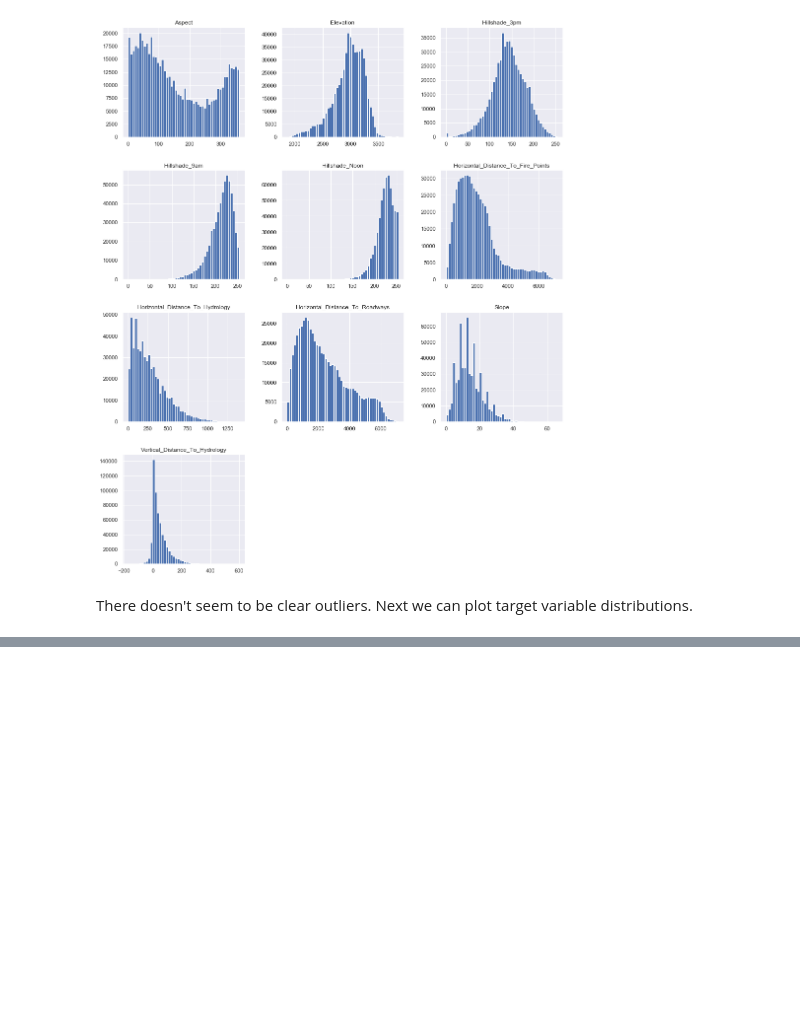
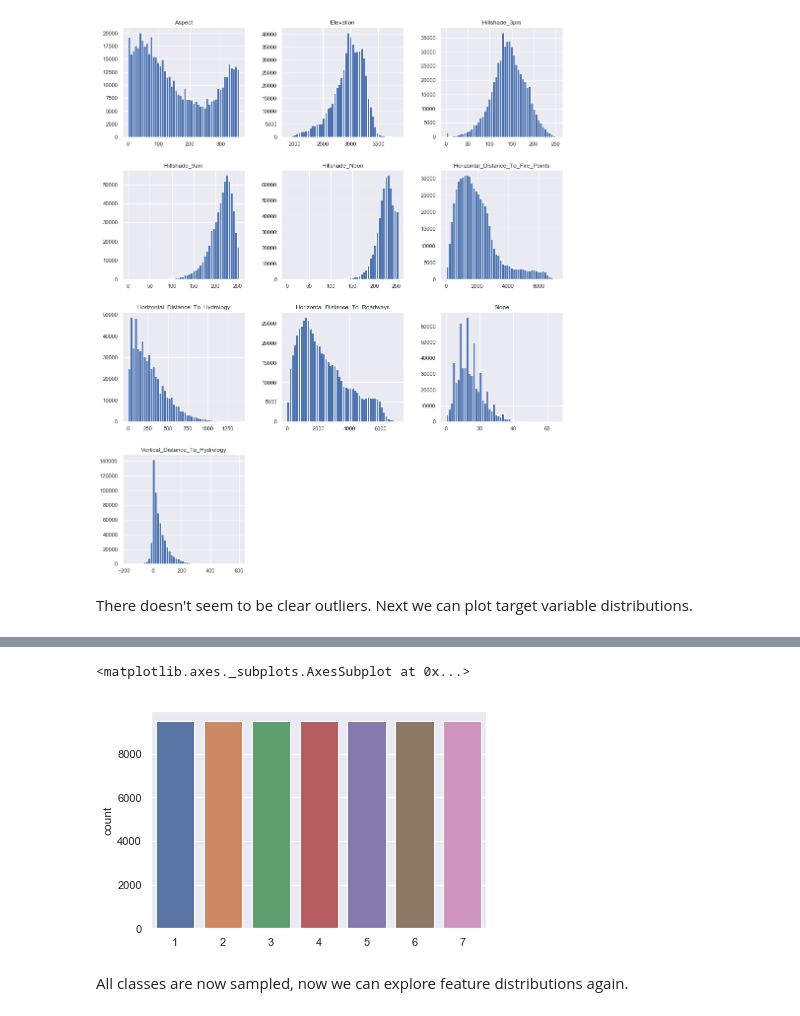
Before and after one commit to mskl/ist-mi-cdadosi7, a Jupyter notebook: project/joona_project_forestry.ipynb, the cells around one changed output, grey strips where cells are left out. Cells and saved outputs as stored; diff of their text form; code cells hidden in the pictures; blank space fills up the shorter version.

```diff
--- a/project/joona_project_forestry.ipynb
+++ b/project/joona_project_forestry.ipynb
@@ -102,0 +129,11 @@ Try jointplot (scatter + histogram) to find relations between target and numeric
+# %%
+# Randomly undersampling rest of the classes
+rus = RandomUnderSampler(sampling_strategy='not minority', random_state=random_state)
+X_rus, y_rus = rus.fit_sample(X_resampled, y_resampled)
+# %%
+sns.countplot(y_rus)
+# %% [output]
+<matplotlib.axes._subplots.AxesSubplot at 0x...>
+[figure, added]
+# %% [markdown]
+All classes are now sampled, now we can explore feature distributions again.
```
Also changed, not shown: parts of 32 cells of this notebook.
